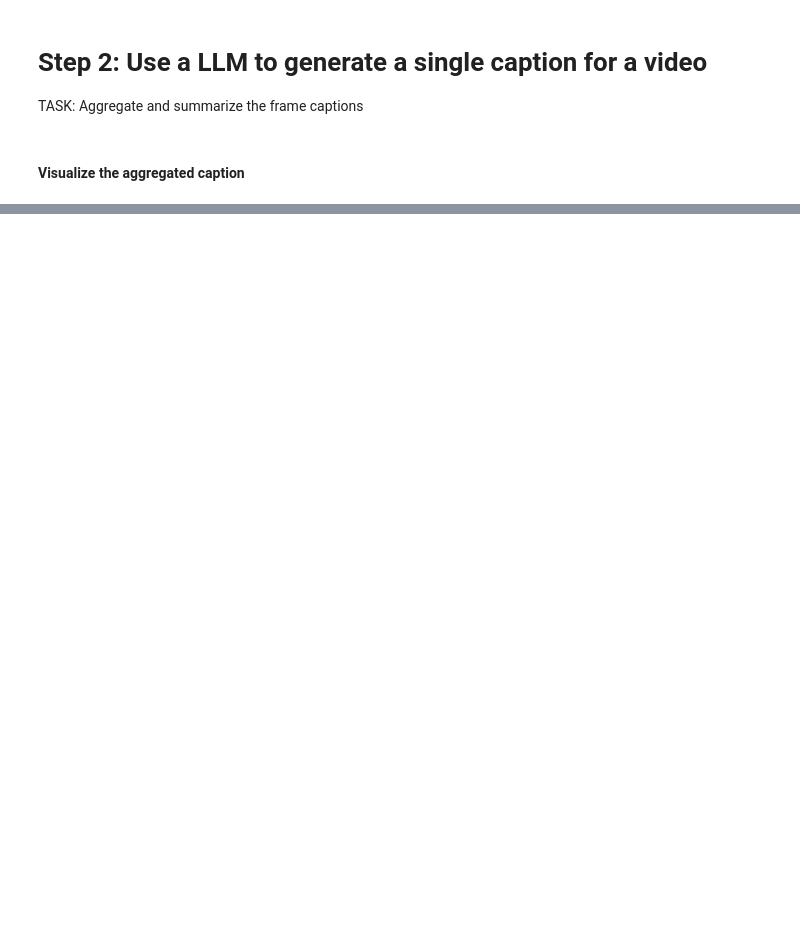
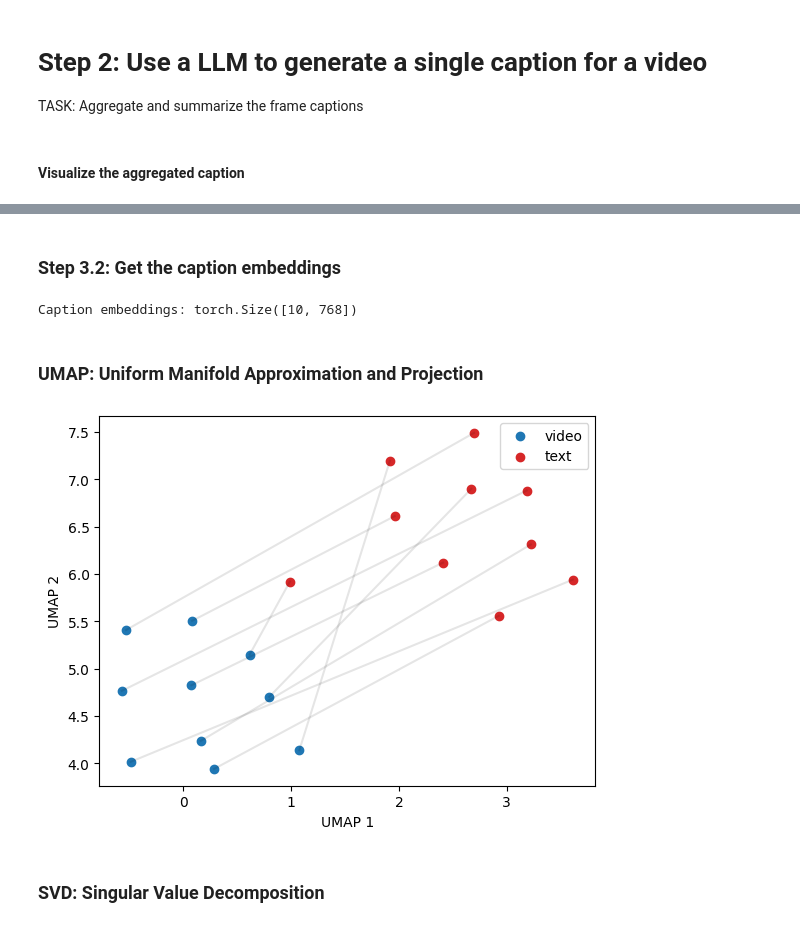
Before and after one commit to saturnMars/FM_2025, a Jupyter notebook: Lab3_video.ipynb, the cells around one changed output, grey strips where cells are left out. Drawn from its saved outputs; the diff is of its cells as text; code cells hidden in the pictures; blank space fills up the shorter version.

```diff
--- a/Lab3_video.ipynb
+++ b/Lab3_video.ipynb
@@ -365,18 +394,57 @@ print(caption_embeddings.shape)
+# %% [markdown]
+### Step 3.2: Get the caption embeddings
+# %%
+# Get the textual tokenizer of the model
+tokenizer = get_tokenizer("coca_ViT-L-14")
+
+# Iterate through aggregated captions to get caption embeddings
+caption_embeddings = list()
+for video_id, caption in aggregated_captions.items():
+
+    # Tokenize the caption
+    input_ids = tokenizer(caption).to(device)
+
+    # Process the tokenized caption
+    with torch.no_grad():
+        text_features = model.encode_text(input_ids).float()
+
+    # Normalize features
+    text_features /= text_features.norm(dim=-1)
+
+    # Store the caption embedding
+    caption_embeddings.append(text_features.cpu().squeeze())
+
+# Transform list to tensor
+caption_embeddings = torch.stack(caption_embeddings)
+print("Caption embeddings:", caption_embeddings.shape)
+# %% [output]
+Caption embeddings: torch.Size([10, 768])
+# %% [markdown]
+### UMAP: Uniform Manifold Approximation and Projection
 # %%
-# instantiate umap
+# Instantiate umap
 reducer = UMAP()
 
 # obtain 2d features
-features_2d = reducer.fit_transform(np.concatenate([video_embeddings, caption_embeddings], 0))
+reduced_features = reducer.fit_transform(torch.concat([video_embeddings, caption_embeddings], dim=0))
+reduced_videoFeatures = reduced_features[:len(video_embeddings)]
+reduced_textFeatures = reduced_features[len(video_embeddings):]
 
 # plot 2d features
-plt.scatter(features_2d[:-len(video_embeddings), 0], features_2d[:-len(video_embeddings), 1], c='tab:blue', label="video")
-plt.scatter(features_2d[-len(video_embeddings):, 0], features_2d[-len(video_embeddings):, 1], c='tab:red', label="text")
-# plot lines
+plt.scatter(x = reduced_videoFeatures[:, 0], y = reduced_videoFeatures[:, 1], c='tab:blue', label="video")
+plt.scatter(x = reduced_textFeatures[:, 0], y = reduced_textFeatures[:, 1], c='tab:red', label="text")
+
+# Plot conneting lines
 for i in range(len(video_embeddings)):
-    plt.plot([features_2d[i, 0], features_2d[len(video_embeddings)+i, 0]], [features_2d[i, 1], features_2d[len(video_embeddings)+i, 1]], c='black', alpha=0.1)
+    point_video = (reduced_videoFeatures[i, 0], reduced_textFeatures[i, 0])
+    point_text = (reduced_videoFeatures[i, 1], reduced_textFeatures[i, 1])
+    plt.plot(point_video, point_text, c='black', alpha=0.1)
 
-plt.xlabel('umap 1')
-plt.ylabel('umap 2')
+plt.xlabel('UMAP 1')
+plt.ylabel('UMAP 2')
 plt.legend()
 plt.show()
+# %% [output]
+[figure, added]
+# %% [markdown]
+### SVD: Singular Value Decomposition
```
Also changed, not shown: parts of 28 cells of this notebook.
